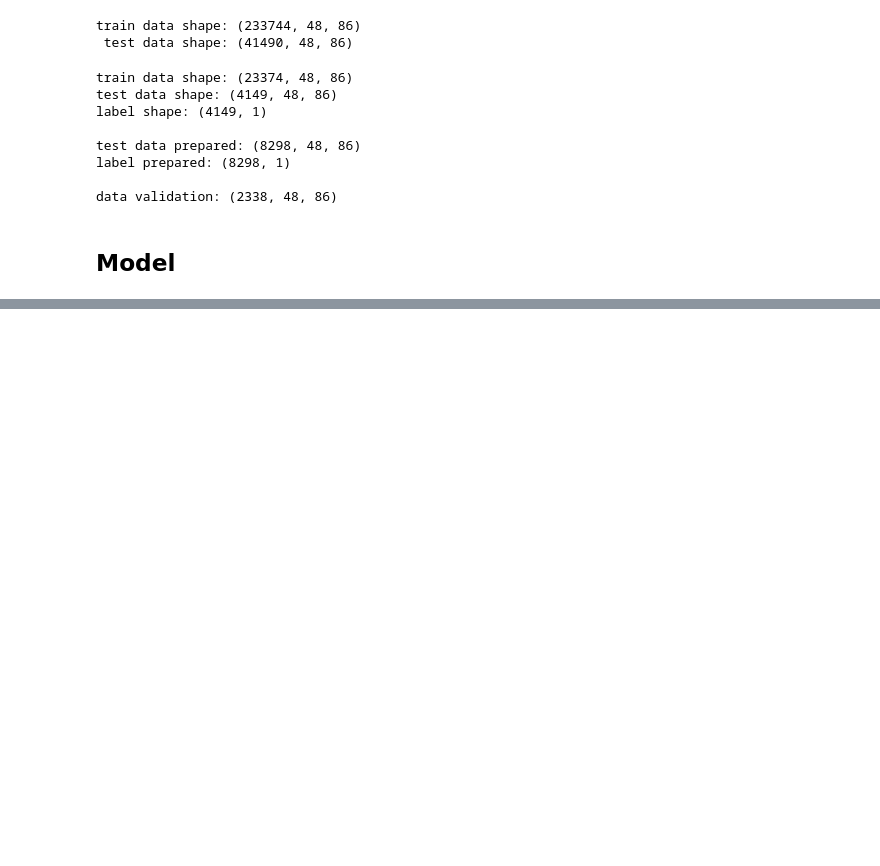
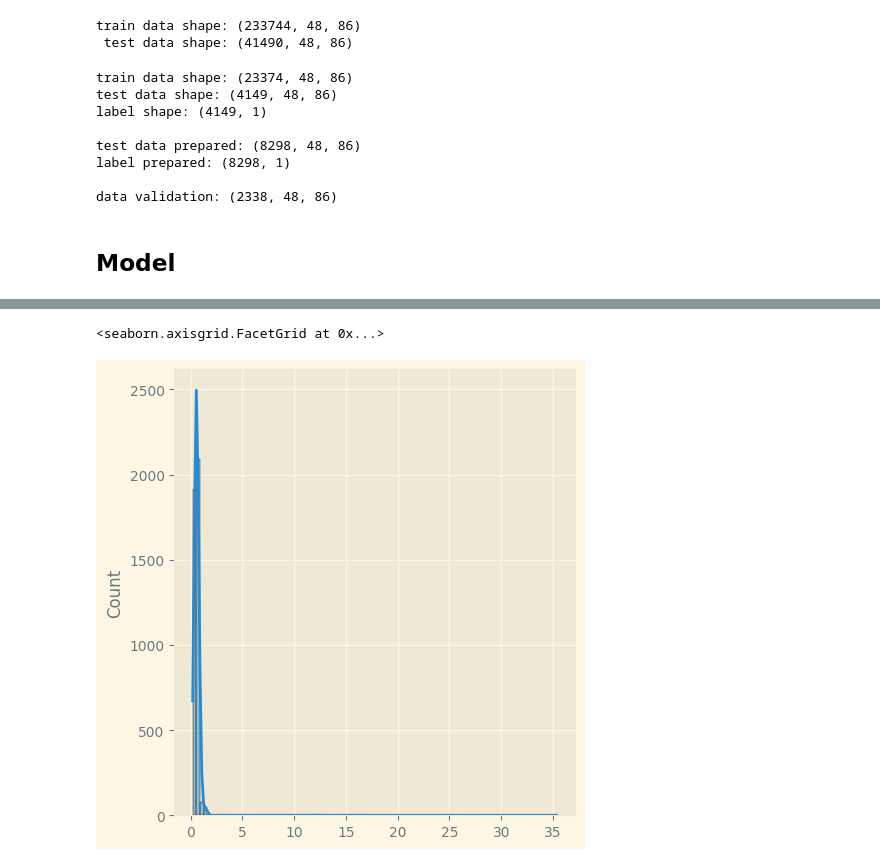
Before and after one commit to shadow036/machine-learning-in-applications, a Jupyter notebook: AAE.ipynb, the cells around one changed output, grey strips where cells are left out. Cells and saved outputs as stored; diff of their text form; code cells hidden in the pictures; blank space fills up the shorter version.

```diff
--- a/AAE.ipynb
+++ b/AAE.ipynb
@@ -116,0 +237,6 @@ data_normal = 0
+# %%
+cost_test = np.mean(np.abs(p_test - data_test), axis=1)
+sns.displot(cost_test[:,32], bins=100, kde=True)
+# %% [output]
+<seaborn.axisgrid.FacetGrid at 0x...>
+[figure, added]
```
Also changed, not shown: parts of 45 cells of this notebook, 2 other files.
